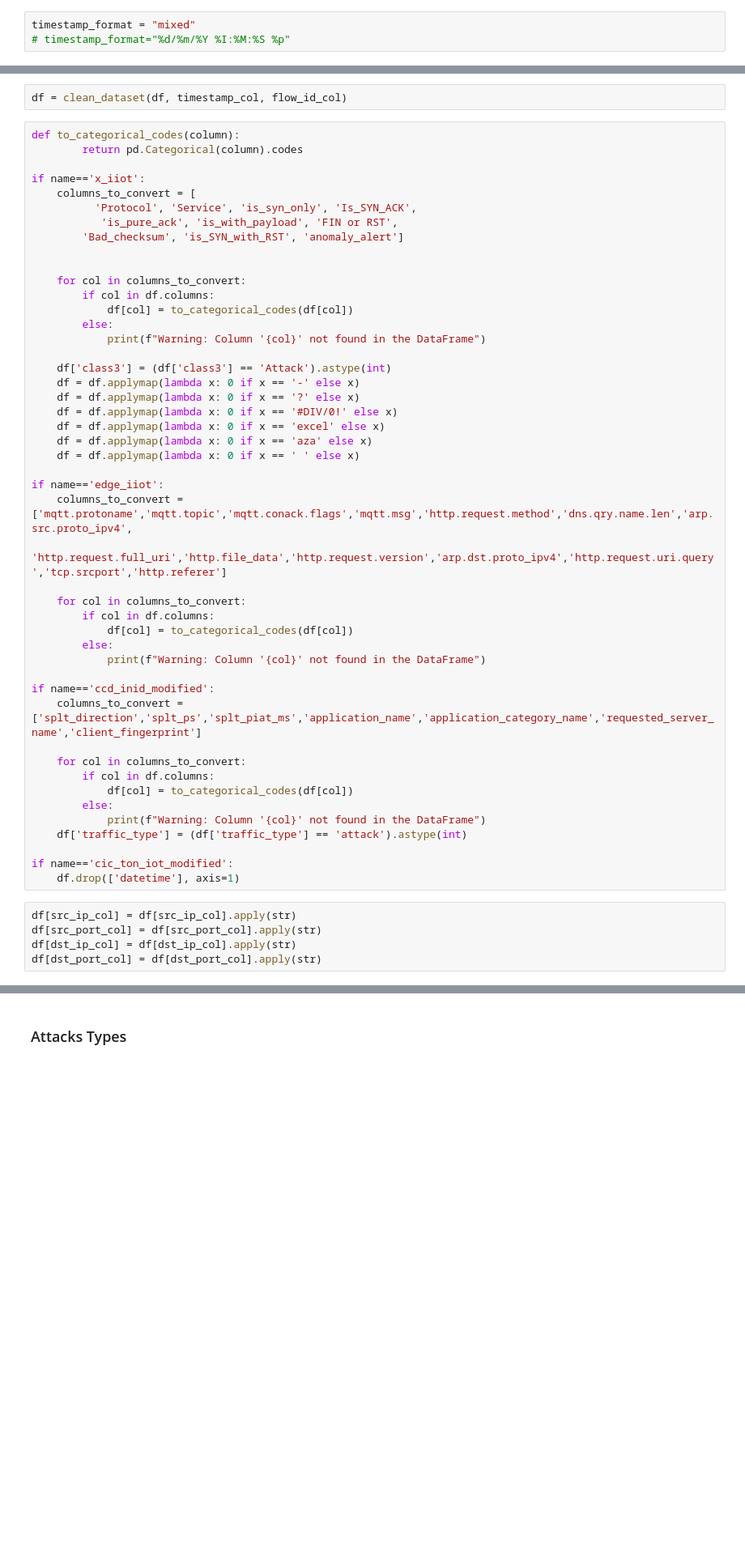
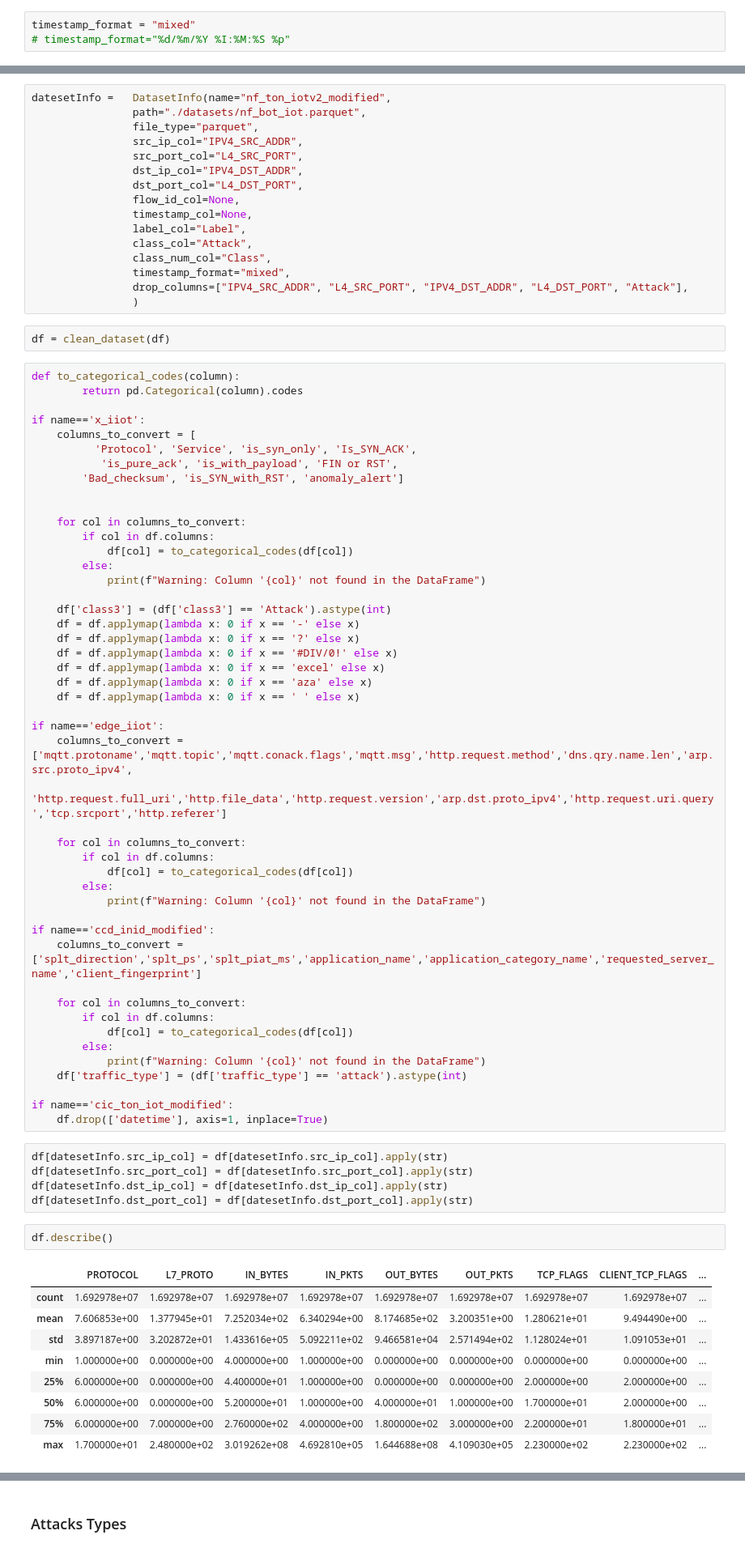
Before and after one commit to mtermos/GNN-NIDS, a Jupyter notebook: pre_processing.ipynb, the cells around one changed output, grey strips where cells are left out. Shown at 81% size. Cells and saved outputs as stored; diff of their text form; blank space fills up the shorter version.

```diff
--- a/pre_processing.ipynb
+++ b/pre_processing.ipynb
@@ -145,5 +136,21 @@ drop_columns=[flow_id_col, src_ip_col, dst_ip_col, timestamp_col, src_port_col,
+# %%
+datesetInfo =   DatasetInfo(name="nf_ton_iotv2_modified",
+                path="./datasets/nf_bot_iot.parquet",
+                file_type="parquet",
+                src_ip_col="IPV4_SRC_ADDR",
+                src_port_col="L4_SRC_PORT",
+                dst_ip_col="IPV4_DST_ADDR",
+                dst_port_col="L4_DST_PORT",
+                flow_id_col=None,
+                timestamp_col=None,
+                label_col="Label",
+                class_col="Attack",
+                class_num_col="Class",
+                timestamp_format="mixed",
+                drop_columns=["IPV4_SRC_ADDR", "L4_SRC_PORT", "IPV4_DST_ADDR", "L4_DST_PORT", "Attack"],
+                )
 # %%
-df = clean_dataset(df, timestamp_col, flow_id_col)
+df = clean_dataset(df)
 # %%
 def to_categorical_codes(column):
         return pd.Categorical(column).codes
@@ -190,9 +197,21 @@ if name=='ccd_inid_modified':
     df['traffic_type'] = (df['traffic_type'] == 'attack').astype(int)
 
 if name=='cic_ton_iot_modified':
-    df.drop(['datetime'], axis=1)
+    df.drop(['datetime'], axis=1, inplace=True)
 # %%
-df[src_ip_col] = df[src_ip_col].apply(str)
-df[src_port_col] = df[src_port_col].apply(str)
-df[dst_ip_col] = df[dst_ip_col].apply(str)
-df[dst_port_col] = df[dst_port_col].apply(str)
+df[datesetInfo.src_ip_col] = df[datesetInfo.src_ip_col].apply(str)
+df[datesetInfo.src_port_col] = df[datesetInfo.src_port_col].apply(str)
+df[datesetInfo.dst_ip_col] = df[datesetInfo.dst_ip_col].apply(str)
+df[datesetInfo.dst_port_col] = df[datesetInfo.dst_port_col].apply(str)
+# %%
+df.describe()
+# %% [output]
+|  | PROTOCOL | L7_PROTO | IN_BYTES | IN_PKTS | OUT_BYTES | OUT_PKTS | TCP_FLAGS | CLIENT_TCP_FLAGS | ... |
+| count | 1.692978e+07 | 1.692978e+07 | 1.692978e+07 | 1.692978e+07 | 1.692978e+07 | 1.692978e+07 | 1.692978e+07 | 1.692978e+07 | ... |
+| mean | 7.606853e+00 | 1.377945e+01 | 7.252034e+02 | 6.340294e+00 | 8.174685e+02 | 3.200351e+00 | 1.280621e+01 | 9.494490e+00 | ... |
+| std | 3.897187e+00 | 3.202872e+01 | 1.433616e+05 | 5.092211e+02 | 9.466581e+04 | 2.571494e+02 | 1.128024e+01 | 1.091053e+01 | ... |
+| min | 1.000000e+00 | 0.000000e+00 | 4.000000e+00 | 1.000000e+00 | 0.000000e+00 | 0.000000e+00 | 0.000000e+00 | 0.000000e+00 | ... |
+| 25% | 6.000000e+00 | 0.000000e+00 | 4.400000e+01 | 1.000000e+00 | 0.000000e+00 | 0.000000e+00 | 2.000000e+00 | 2.000000e+00 | ... |
+| 50% | 6.000000e+00 | 0.000000e+00 | 5.200000e+01 | 1.000000e+00 | 4.000000e+01 | 1.000000e+00 | 1.700000e+01 | 2.000000e+00 | ... |
+| 75% | 6.000000e+00 | 7.000000e+00 | 2.760000e+02 | 4.000000e+00 | 1.800000e+02 | 3.000000e+00 | 2.200000e+01 | 1.800000e+01 | ... |
+| max | 1.700000e+01 | 2.480000e+02 | 3.019262e+08 | 4.692810e+05 | 1.644688e+08 | 4.109030e+05 | 2.230000e+02 | 2.230000e+02 | ... |
```
Also changed, not shown: parts of 18 cells of this notebook, 3 other files.
